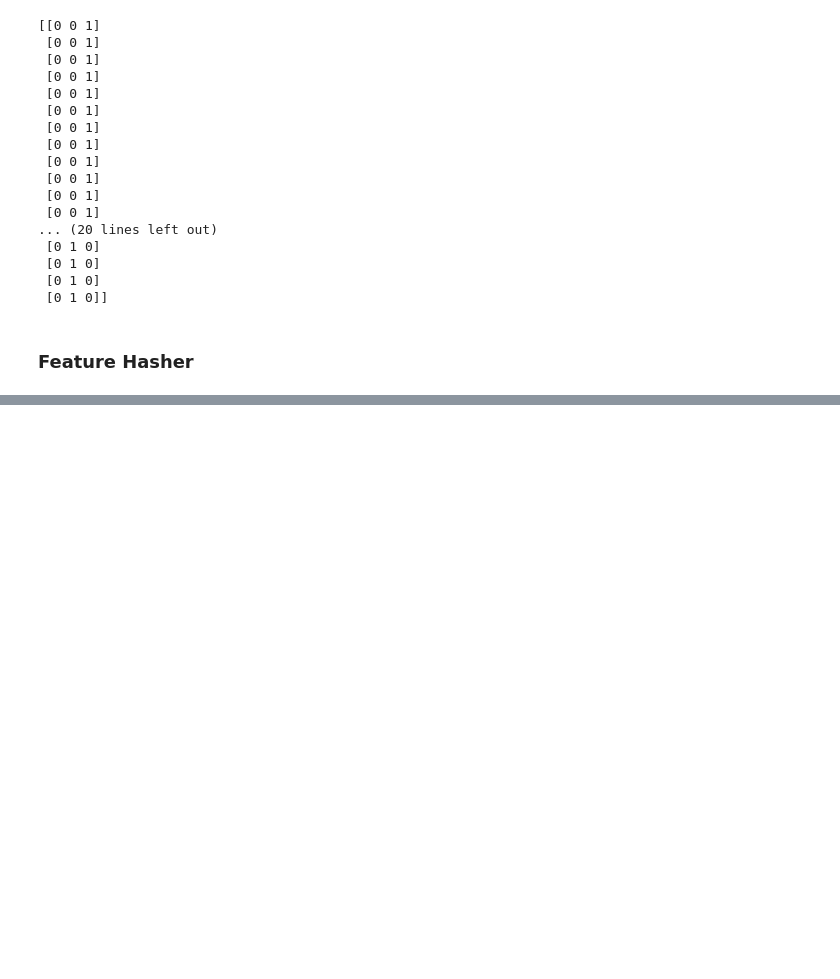
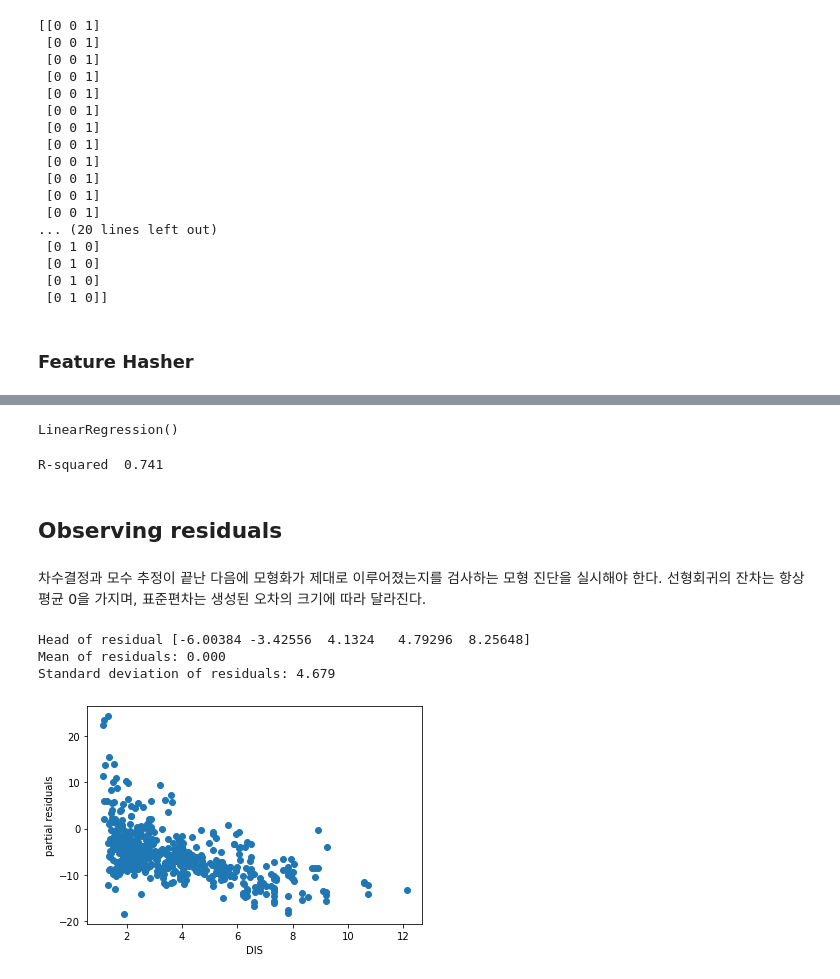
Before and after one commit to alscjf909/python_data_basic, a Jupyter notebook: regression_analysis/Chapter5_Data_Preparation.ipynb, the cells around one changed output, grey strips where cells are left out. Saved outputs shown, nothing was run; the diff lists cells and outputs as text; code cells hidden in the pictures; blank space fills up the shorter version.

```diff
--- a/regression_analysis/Chapter5_Data_Preparation.ipynb
+++ b/regression_analysis/Chapter5_Data_Preparation.ipynb
@@ -408,0 +462,38 @@ for i, name in enumerate(['body', 'body', 'foo']):
+# %%
+import numpy as np
+boston = load_boston()
+labels = boston.feature_names
+X = boston.data
+y = boston.target
+# %%
+linear_regression = linear_model.LinearRegression(fit_intercept=True)
+linear_regression.fit(X,y)
+# %% [output]
+LinearRegression()
+# %%
+from sklearn.metrics import r2_score
+print("R-squared  %0.3f" % r2_score(y, linear_regression.predict(X)))
+# %% [output]
+R-squared  0.741
+# %% [markdown]
+## Observing residuals
+# %% [markdown]
+차수결정과 모수 추정이 끝난 다음에 모형화가 제대로 이루어졌는지를 검사하는 모형 진단을 실시해야 한다. 선형회귀의 잔차는 항상 평균 0을 가지며, 표준편차는 생성된 오차의 크기에 따라 달라진다.
+# %%
+residuals = y - linear_regression.predict(X)
+print ("Head of residual %s" % residuals[:5])
+print ("Mean of residuals: %0.3f" % np.mean(residuals))
+print ("Standard deviation of residuals: %0.3f" % np.std(residuals))
+# %% [output]
+Head of residual [-6.00384 -3.42556  4.1324   4.79296  8.25648]
+Mean of residuals: 0.000
+Standard deviation of residuals: 4.679
+# %%
+var = 7 # 특정 문제에 대해 부분 잔차 플룻이라고 하는 잔차를 기반으로 한 플롯을 사용하고자 한다.
+partial_residual = residuals + X[:, var] * linear_regression.coef_[var]
+plt.plot(X[:,var], partial_residual, 'o')
+plt.xlabel(boston.feature_names[var])
+plt.ylabel('partial residuals')
+plt.show()
+# %% [output]
+[figure, added]
```
Also changed, not shown: parts of 38 cells of this notebook.
